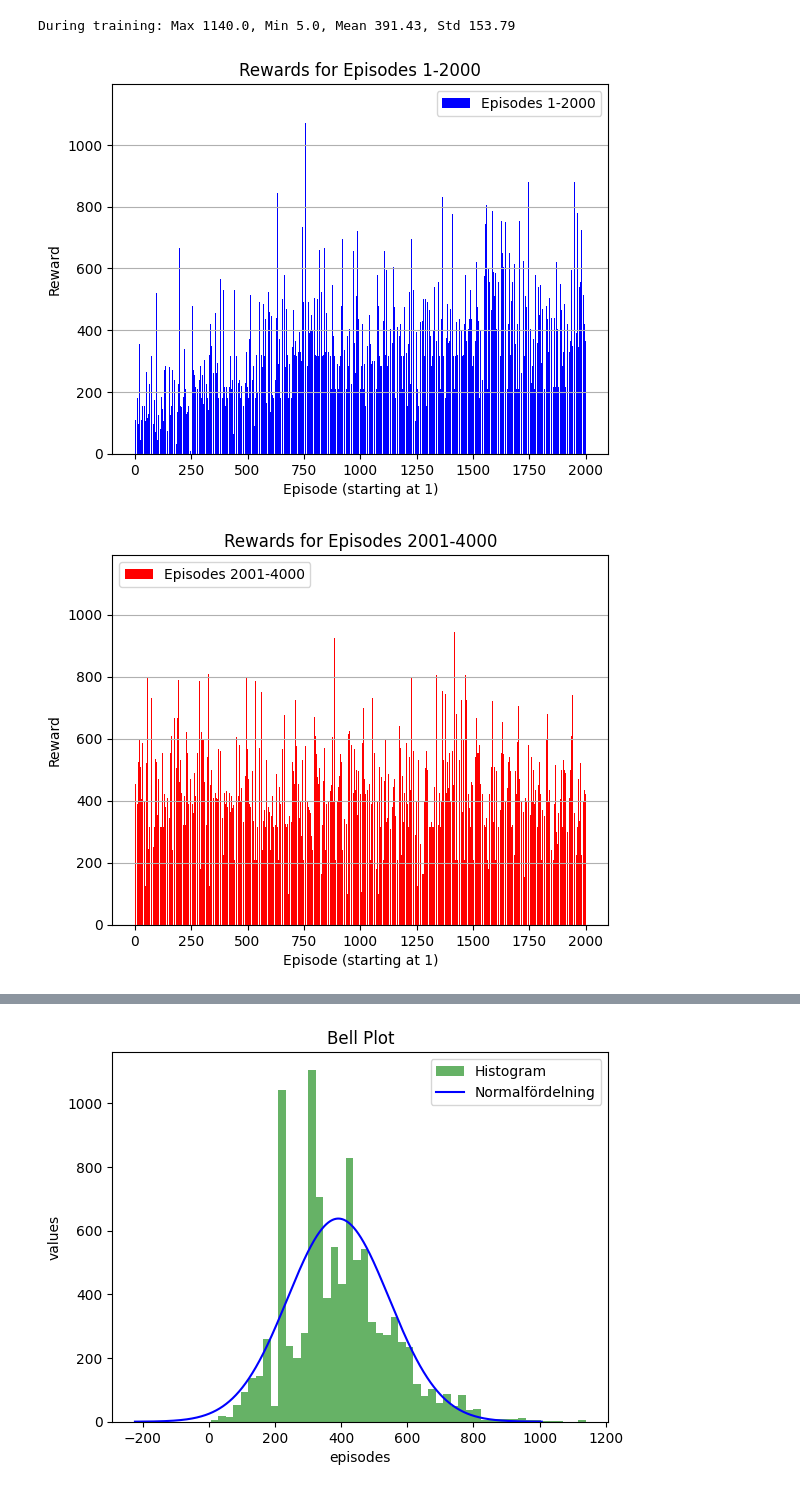
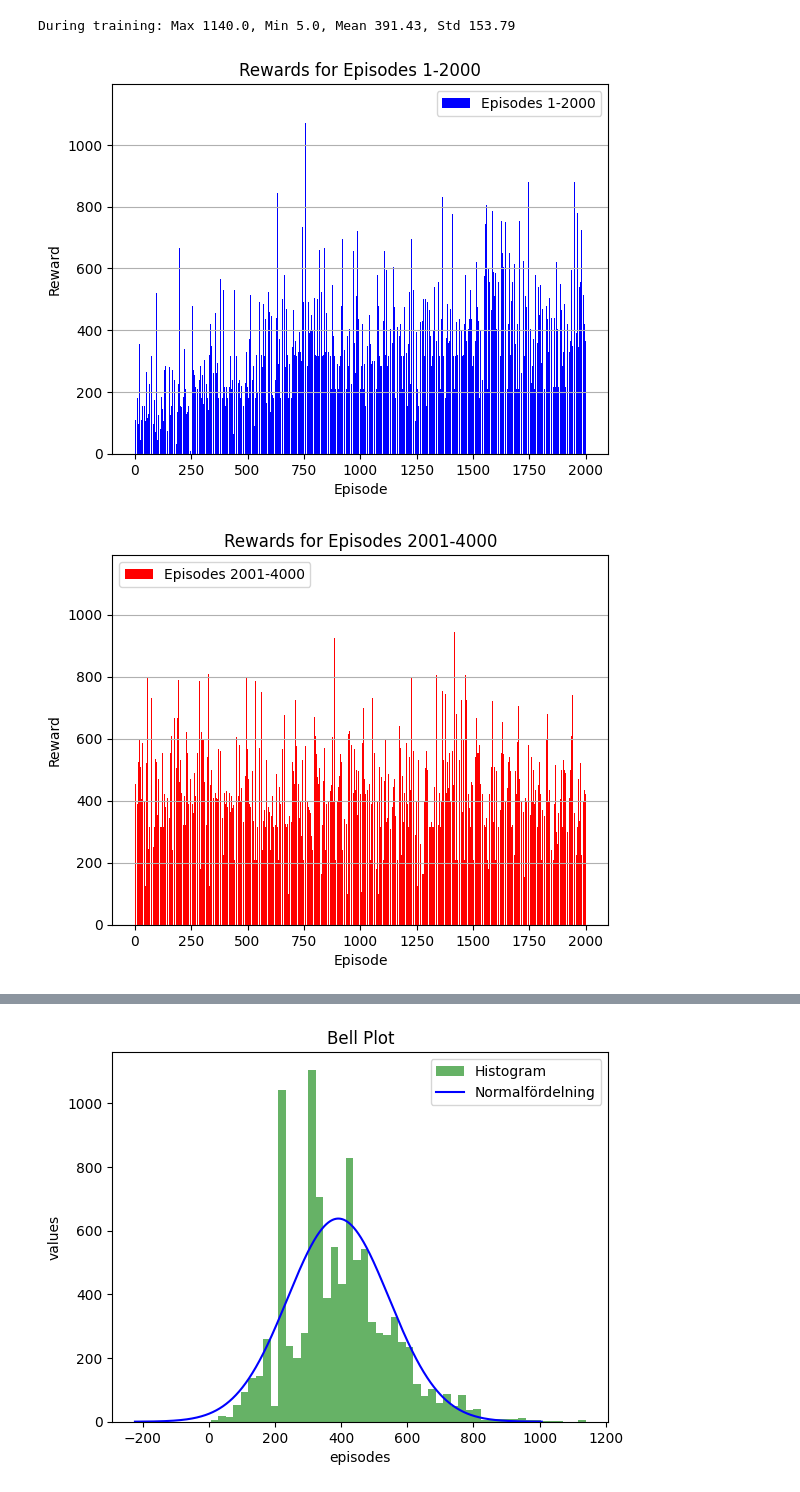
Before and after one commit to Kevinthulin/Djup-maskinginl-rning, a Jupyter notebook: Lab1/exploration_data.ipynb, the cells around one changed output, grey strips where cells are left out. Cells and saved outputs as stored; diff of their text form; code cells hidden in the pictures.

```diff
--- a/Lab1/exploration_data.ipynb
+++ b/Lab1/exploration_data.ipynb
@@ -17,25 +17,22 @@ During training: Max 1140.0, Min 5.0, Mean 391.43, Std 153.79
 # %%
 num_episodes = len(data)
 segments = range(0, num_episodes + 1, 2000)
 colors = ["blue", "red", "orange", "green", "purple"]
 
 for i in range(len(segments) - 1):
     start = segments[i]
     end = segments[i + 1]
     segment_rewards = data[start:end]
 
     plt.figure()
     plt.bar(range(1, len(segment_rewards) + 1), segment_rewards, color=colors[i], label=f'Episodes {start + 1}-{end}')
     plt.title(f"Rewards for Episodes {start + 1}-{end}")
-    plt.xlabel("Episode (starting at 1)")
+    plt.xlabel("Episode")
     plt.ylabel("Reward")
     plt.legend()
     plt.grid(axis='y')
 
-
-    plt.savefig(f"data/rewards_episodes_{start + 1}_to_{end}.png", dpi = 100)
-    plt.close()
     plt.show()
 # %% [output]
-[figure, old version]
+[figure, new version]
-[figure, old version]
+[figure, new version]
```
Also changed, not shown: parts of 2 cells of this notebook.
